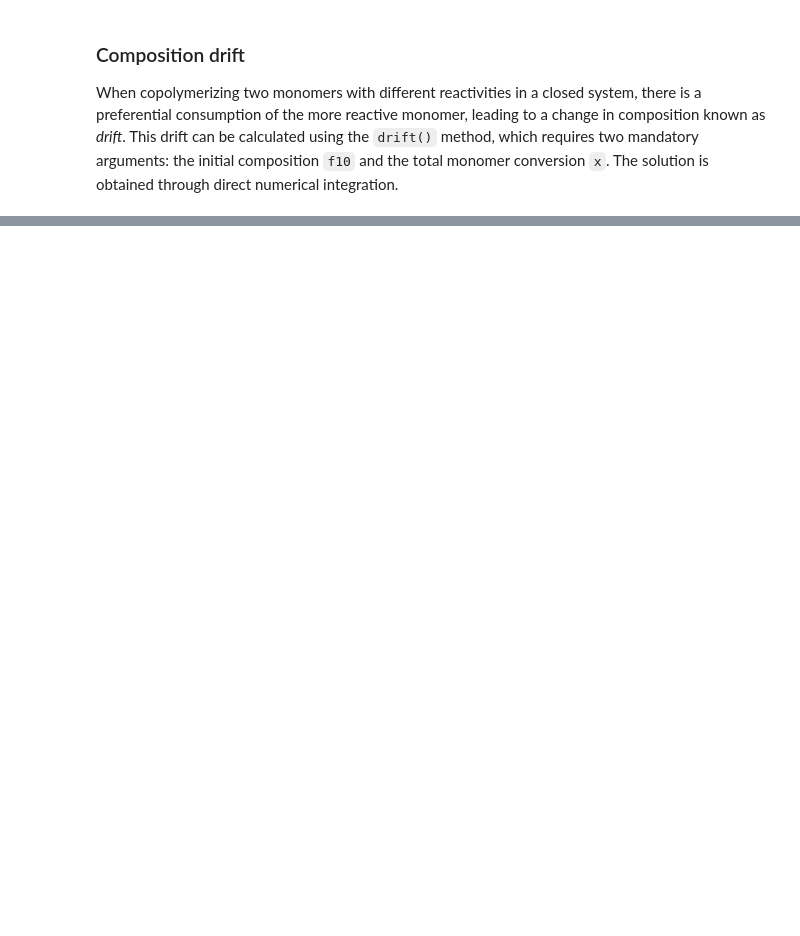
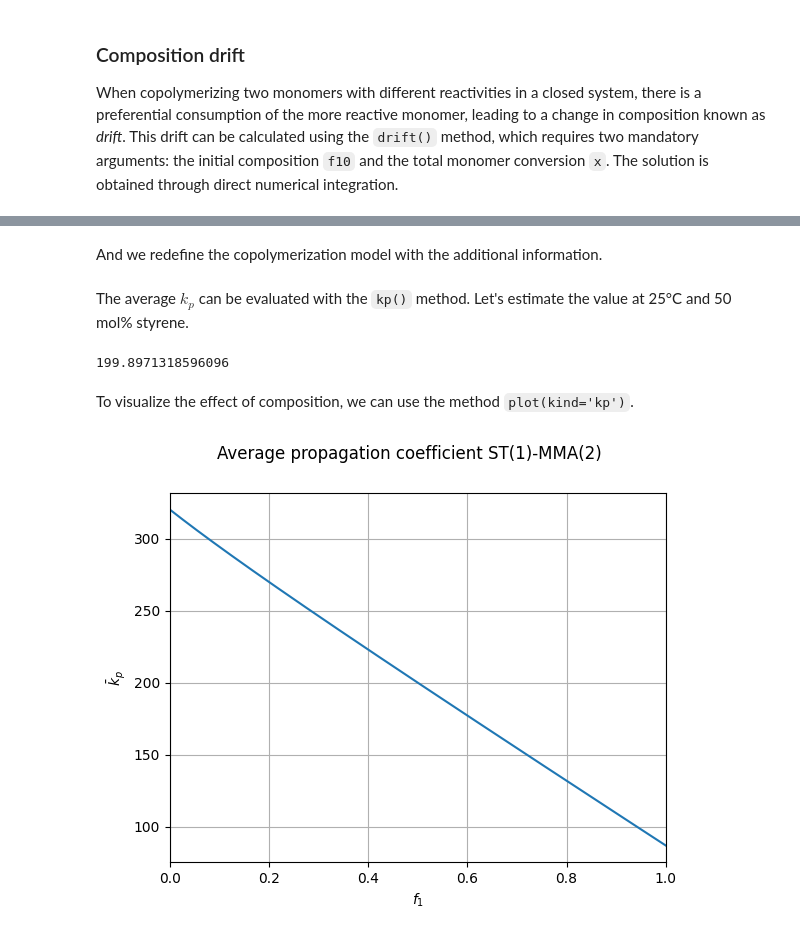
Before and after one commit to HugoMVale/polykin, a Jupyter notebook: docs/tutorials/copolymerization.ipynb, the cells around one changed output, grey strips where cells are left out. Drawn from its saved outputs; the diff is of its cells as text; code cells hidden in the pictures; blank space fills up the shorter version.

Commit message:
update copolymerization

```diff
--- a/docs/tutorials/copolymerization.ipynb
+++ b/docs/tutorials/copolymerization.ipynb
@@ -68,0 +113,24 @@ model.plot(f0=[0.1 + i*0.1 for i in range(10)], M=1)
+# %%
+# From Beuermann et al. (2022)
+k1 = Arrhenius(10**7.51, 31.8e3/8.314, Tmin=261., Tmax=393.,
+               symbol='k_p(ST)', unit='L/mol/s', name='kp of ST')
+
+k2 = Arrhenius(10**6.50, 22.8e3/8.314, Tmin=255., Tmax=365.,
+               symbol='k_p(MMA)', unit='L/mol/s', name='kp of MMA')
+# %% [markdown]
+And we redefine the copolymerization model with the additional information.
+# %%
+tm = TerminalModel(r1=0.523, r2=0.460, k11=k1, k22=k2,
+                   M1='ST', M2='MMA', name='TM-Fukuda')
+# %% [markdown]
+The average $k_p$ can be evaluated with the `kp()` method. Let's estimate the value at 25°C and 50 mol% styrene.
+# %%
+tm.kp(f1=0.5, T=25, Tunit='C')
+# %% [output]
+199.8971318596096
+# %% [markdown]
+To visualize the effect of composition, we can use the method `plot(kind='kp')`.
+# %%
+tm.plot(kind='kp', T=25., Tunit='C')
+# %% [output]
+[figure, added]
```
Also changed, not shown: parts of 37 cells of this notebook, 2 other files.
